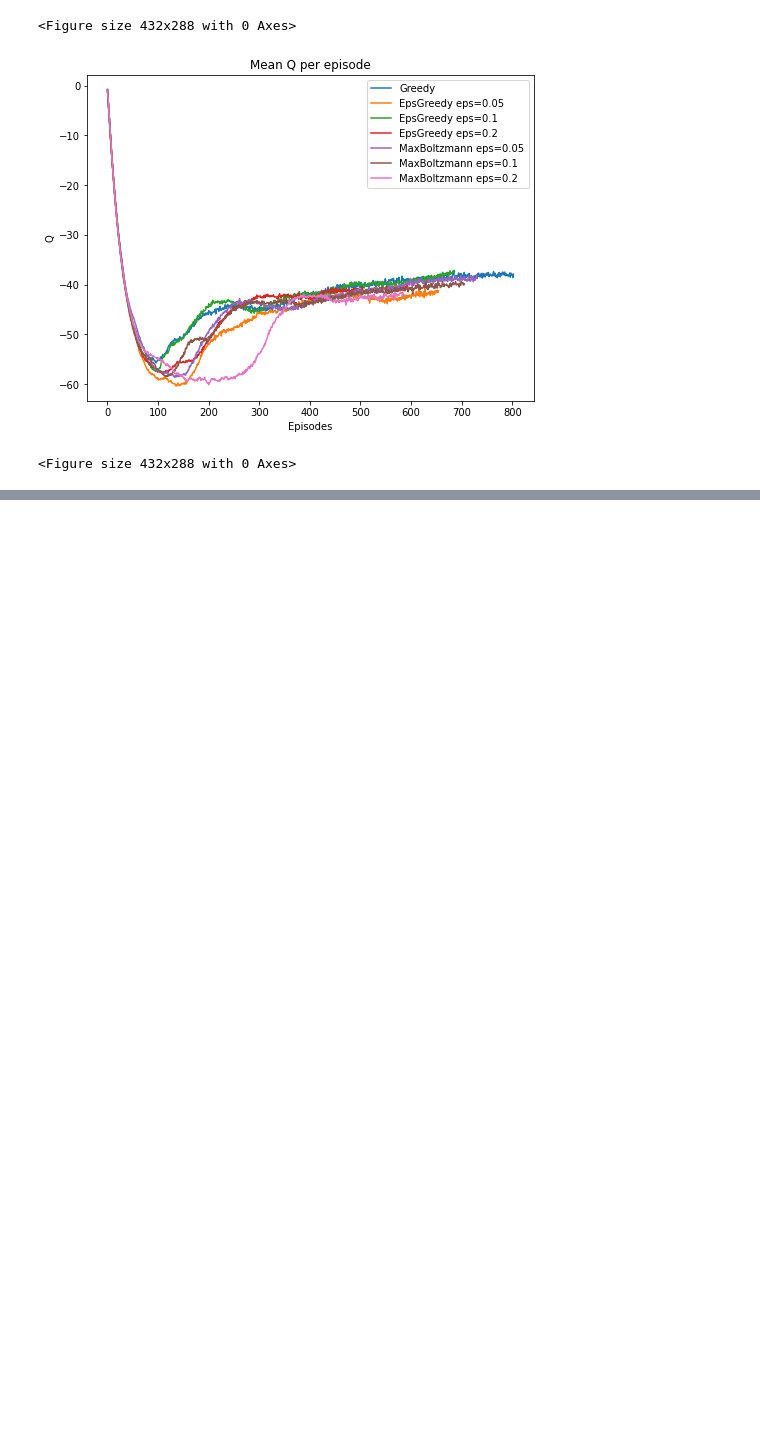
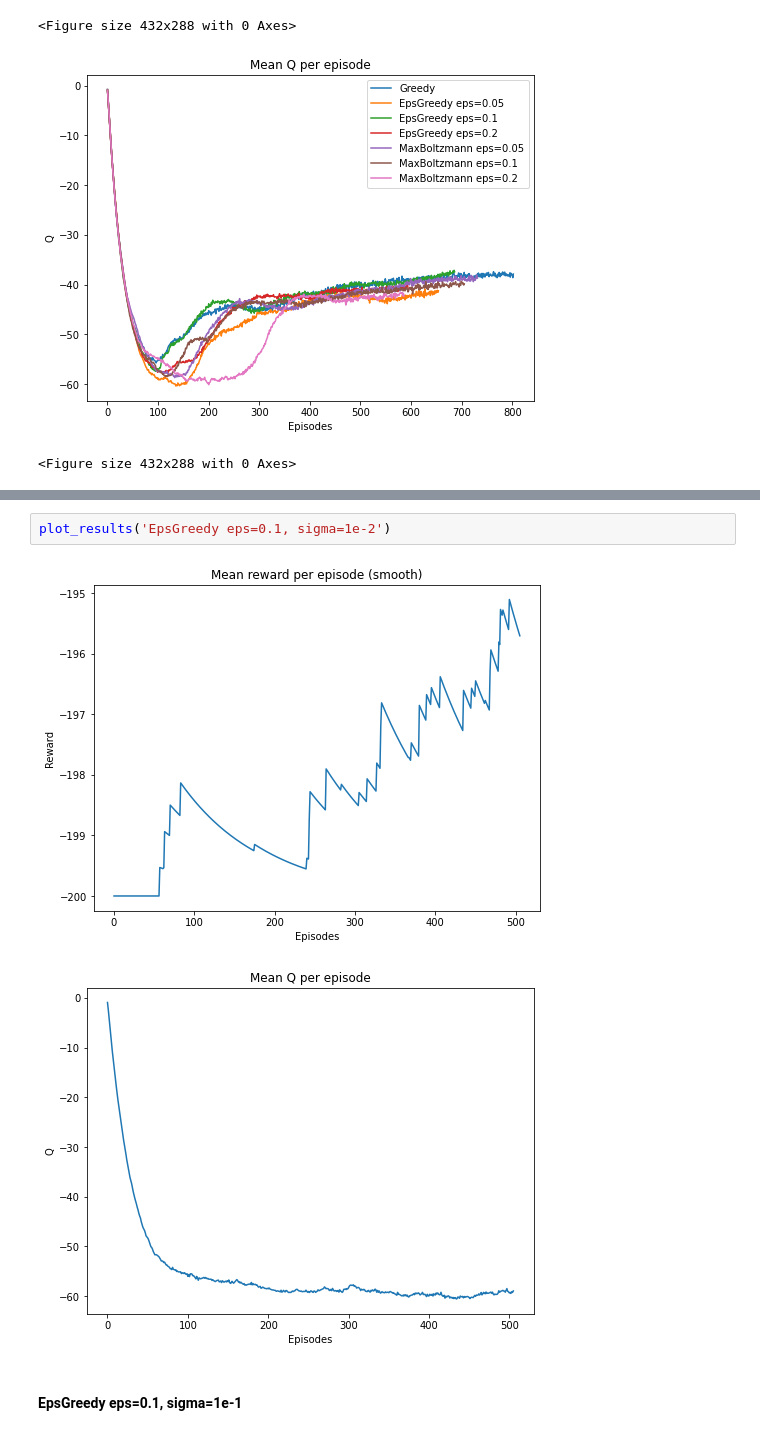
Before and after one commit to agaitanis/msc_dl, a Jupyter notebook: drl/mountain_car.ipynb, the cells around one changed output, grey strips where cells are left out. Saved outputs shown, nothing was run; the diff lists cells and outputs as text; blank space fills up the shorter version.

```diff
--- a/drl/mountain_car.ipynb
+++ b/drl/mountain_car.ipynb
@@ -407,0 +476,7 @@ plot_results(experiments, 'all_policies_without_noise_')
+# %%
+plot_results('EpsGreedy eps=0.1, sigma=1e-2')
+# %% [output]
+[figure, added]
+[figure, added]
+# %% [markdown]
+#### EpsGreedy eps=0.1, sigma=1e-1
```
Also changed, not shown: parts of 20 cells of this notebook.
